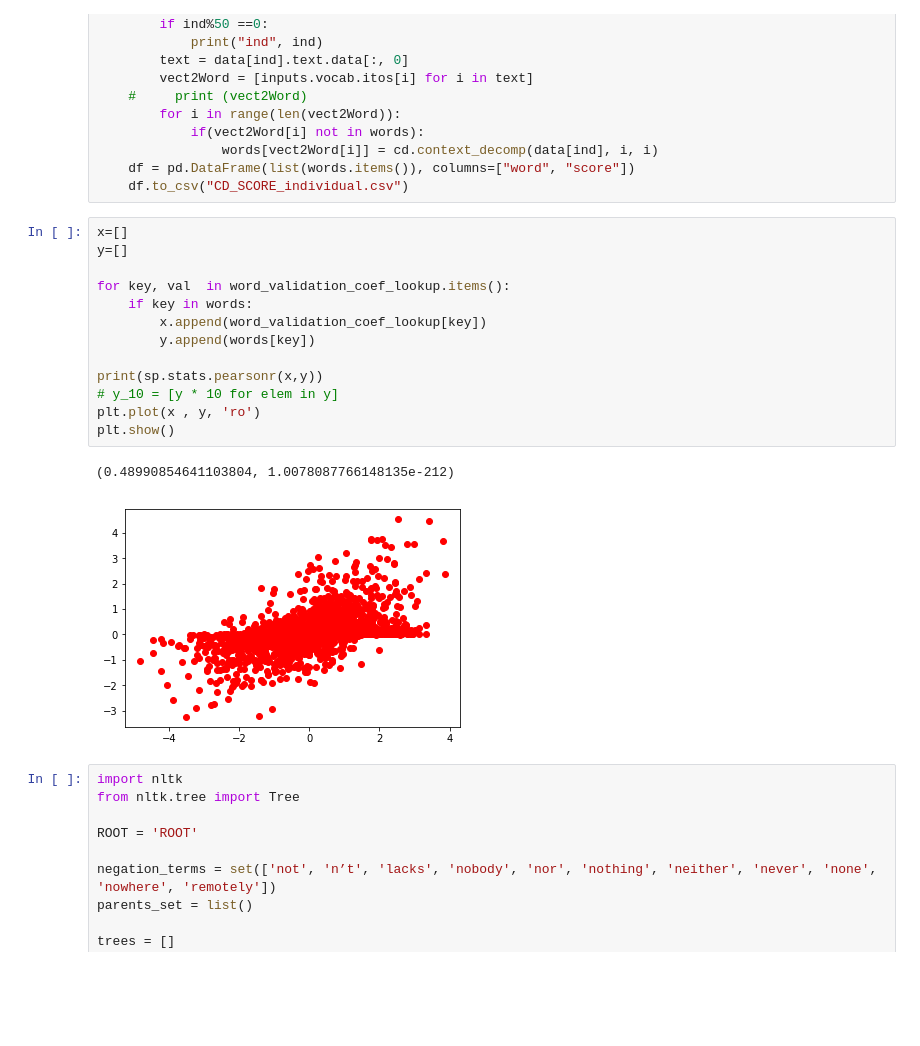
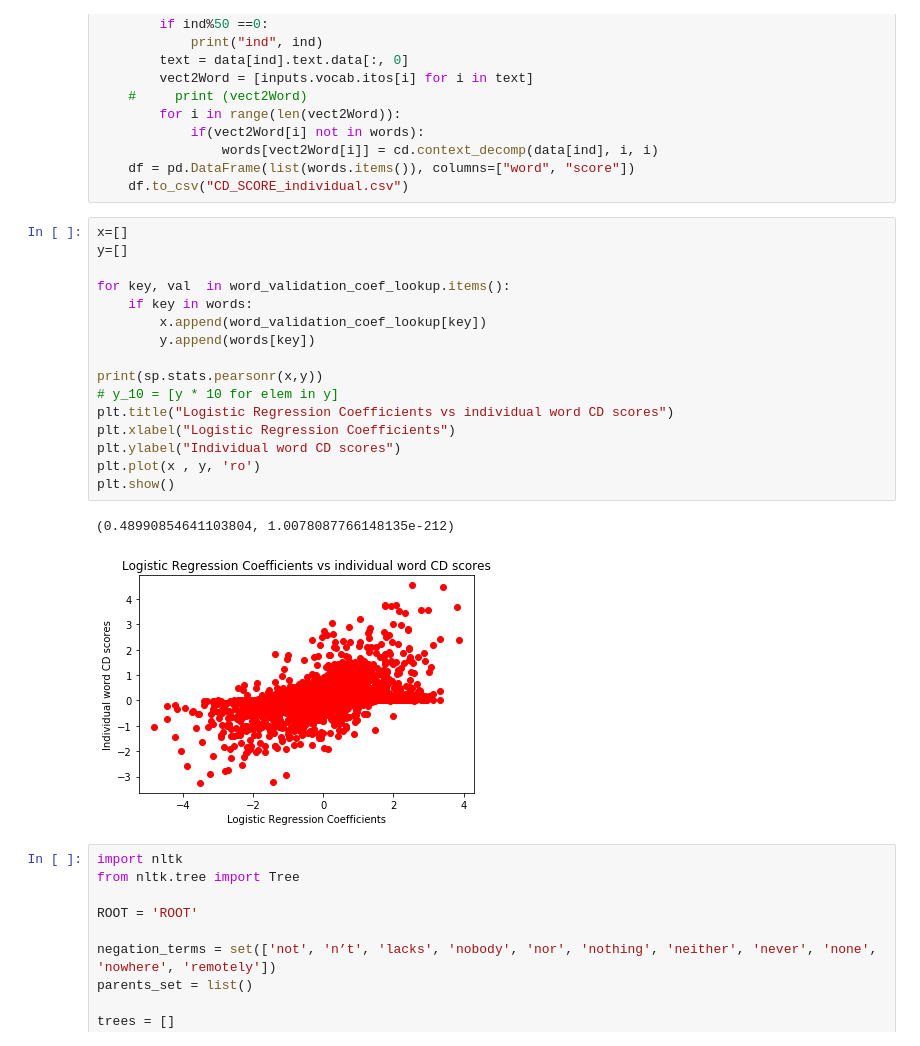
Before and after one commit to taodav/lstm-contextual-decomposition, a Jupyter notebook: CD_demo.ipynb, the cells around one changed output. Cells and saved outputs as stored; diff of their text form; blank space fills up the shorter version.

```diff
--- a/CD_demo.ipynb
+++ b/CD_demo.ipynb
@@ -138,19 +138,22 @@ else:
 # %%
 x=[]
 y=[]
 
 for key, val  in word_validation_coef_lookup.items():
     if key in words:
         x.append(word_validation_coef_lookup[key])
         y.append(words[key])
 
 print(sp.stats.pearsonr(x,y))
 # y_10 = [y * 10 for elem in y]
+plt.title("Logistic Regression Coefficients vs individual word CD scores")
+plt.xlabel("Logistic Regression Coefficients")
+plt.ylabel("Individual word CD scores")
 plt.plot(x , y, 'ro')
 plt.show()
 # %% [output]
 (0.48990854641103804, 1.0078087766148135e-212)
-[figure, old version]
+[figure, new version]
 # %%
 import nltk
 from nltk.tree import Tree
```
Also changed, not shown: parts of 1 cell of this notebook.
